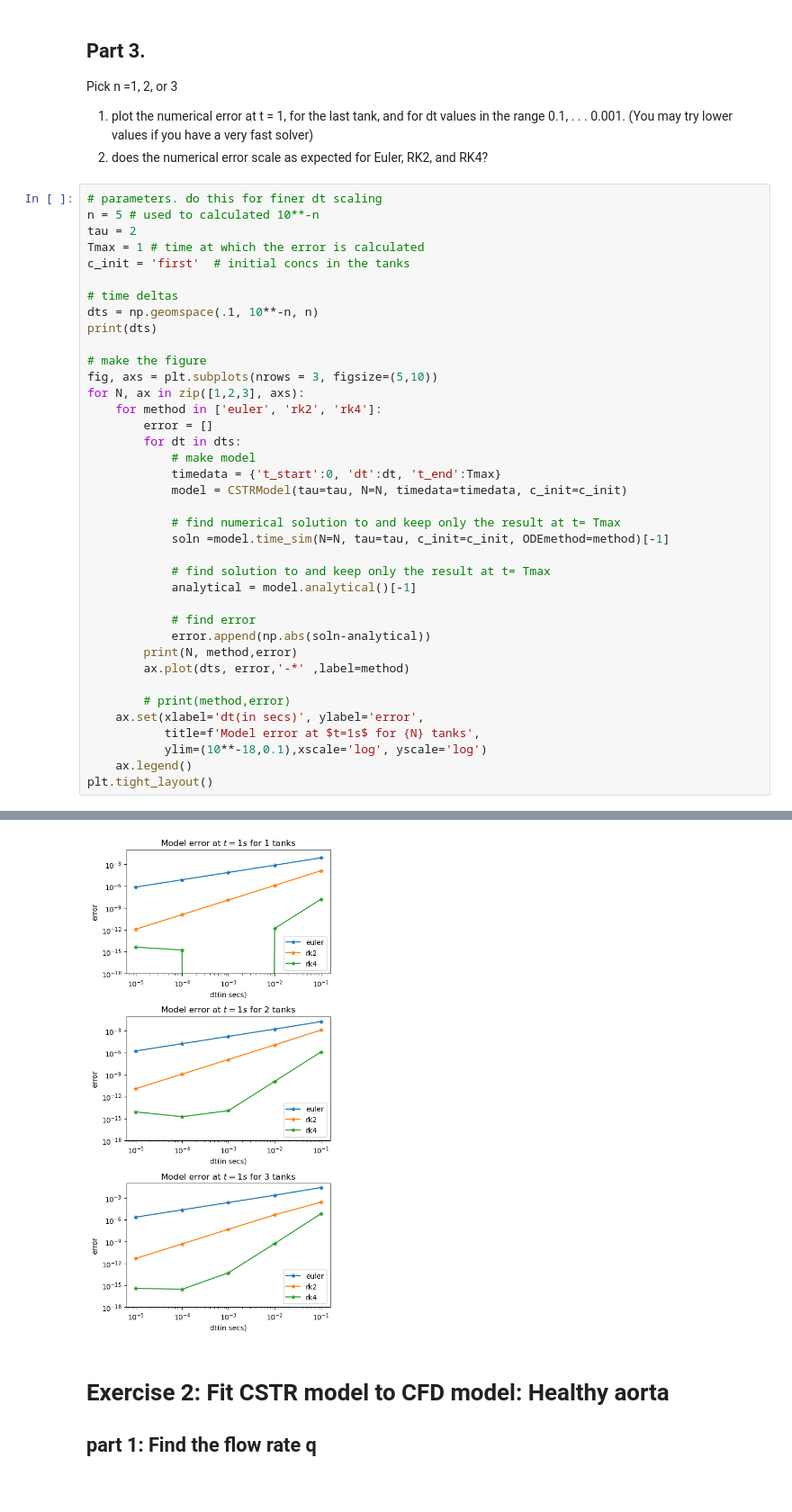
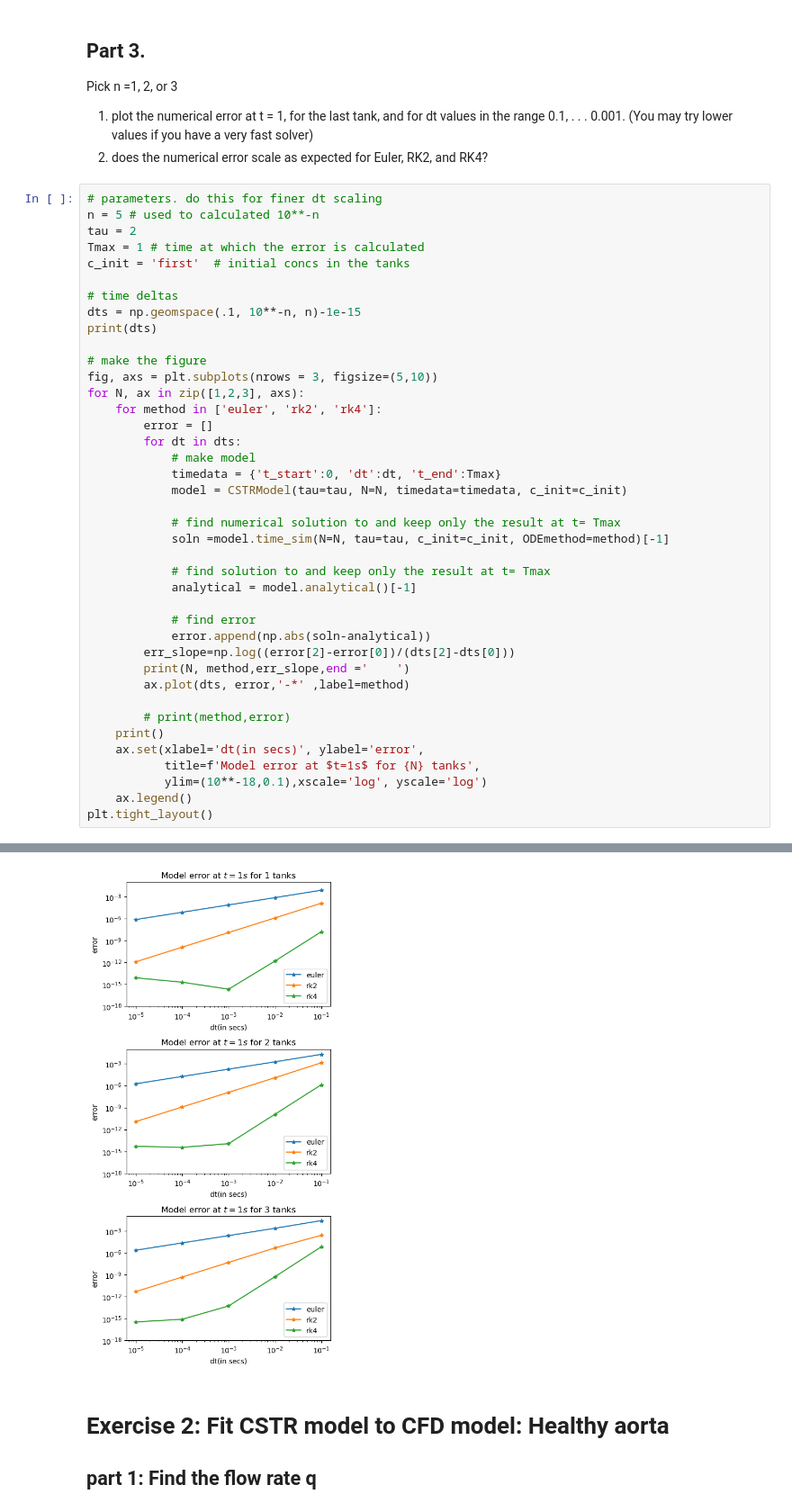
Before and after one commit to waves-stats/MOD_510_2023_autumn, a Jupyter notebook: Partha/project3/mod510_project3_partha_v2.ipynb, the cells around one changed output, grey strips where cells are left out. Shown at 90% size. Saved outputs shown, nothing was run; the diff lists cells and outputs as text; blank space fills up the shorter version.

```diff
--- a/Partha/project3/mod510_project3_partha_v2.ipynb
+++ b/Partha/project3/mod510_project3_partha_v2.ipynb
@@ -361,7 +361,7 @@ Tmax = 1 # time at which the error is calculated
 c_init = 'first'  # initial concs in the tanks
 
 # time deltas
-dts = np.geomspace(.1, 10**-n, n)
+dts = np.geomspace(.1, 10**-n, n)-1e-15
 print(dts)
 
 # make the figure
@@ -382,10 +382,12 @@ for N, ax in zip([1,2,3], axs):
 
             # find error
             error.append(np.abs(soln-analytical))
-        print(N, method,error)
+        err_slope=np.log((error[2]-error[0])/(dts[2]-dts[0]))
+        print(N, method,err_slope,end ='    ')
         ax.plot(dts, error,'-*' ,label=method)
 
         # print(method,error)
+    print()
     ax.set(xlabel='dt(in secs)', ylabel='error',
            title=f'Model error at $t=1s$ for {N} tanks',
            ylim=(10**-18,0.1),xscale='log', yscale='log')
@@ -405,4 +401,4 @@ plt.tight_layout()
-[figure, old version]
+[figure, new version]
 # %% [markdown]
 # Exercise 2: Fit CSTR model to CFD model: Healthy aorta
 ## part 1: Find the flow rate q
```
Also changed, not shown: parts of 3 cells of this notebook, 2 other files.
